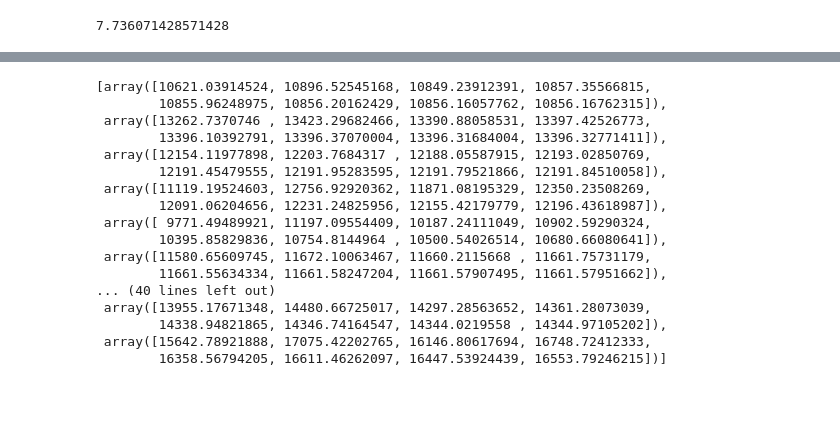
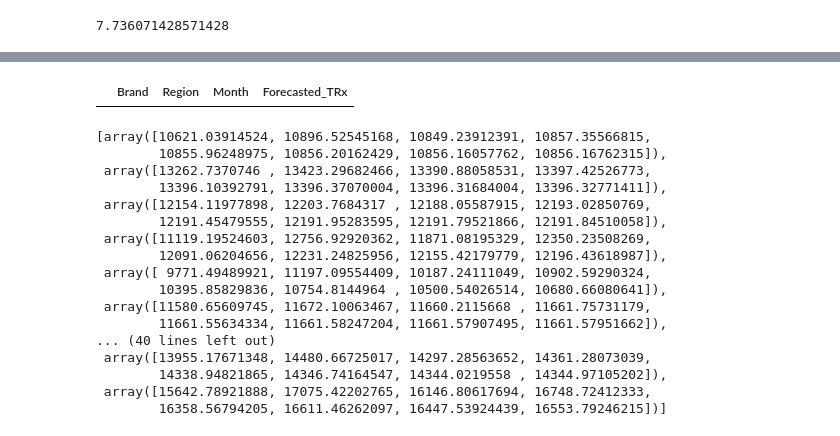
Before and after one commit to Amoghm123/pharmatest, a Jupyter notebook: Forecasting_Model.ipynb, the cells around one changed output, grey strips where cells are left out. Saved outputs shown, nothing was run; the diff lists cells and outputs as text; code cells hidden in the pictures; blank space fills up the shorter version.

```diff
--- a/Forecasting_Model.ipynb
+++ b/Forecasting_Model.ipynb
@@ -366,6 +366,3 @@ average_mape = total_mape/len(mape_list)
 print(average_mape)
 # %% [output]
 7.736071428571428
-# %%
-forecasted_data = pd.DataFrame(columns=['Brand','Region','Month','Forecasted_TRx'])
-for i in
@@ -375,3 +369,14 @@ for i in
+# %%
+forecasted_data = pd.DataFrame(columns=['Brand','Region','Month','Forecasted_TRx'])
+for brand_i in brand_unique_values:
+    for region_i in region_unique_values:
+        for j in range(len(forcasted_values)):
+            for i in range(len(forcasted_values[j])):
+                forecasted_data.loc[len(forecasted_data.index)] = [brand_i, region_i, 12+i ,forcasted_values[j][i]]
+# %%
+forecasted_data
+# %% [output]
+|  | Brand | Region | Month | Forecasted_TRx |
 # %%
 forecasted_list
 # %% [output]
```
Also changed, not shown: parts of 1 cell of this notebook.
